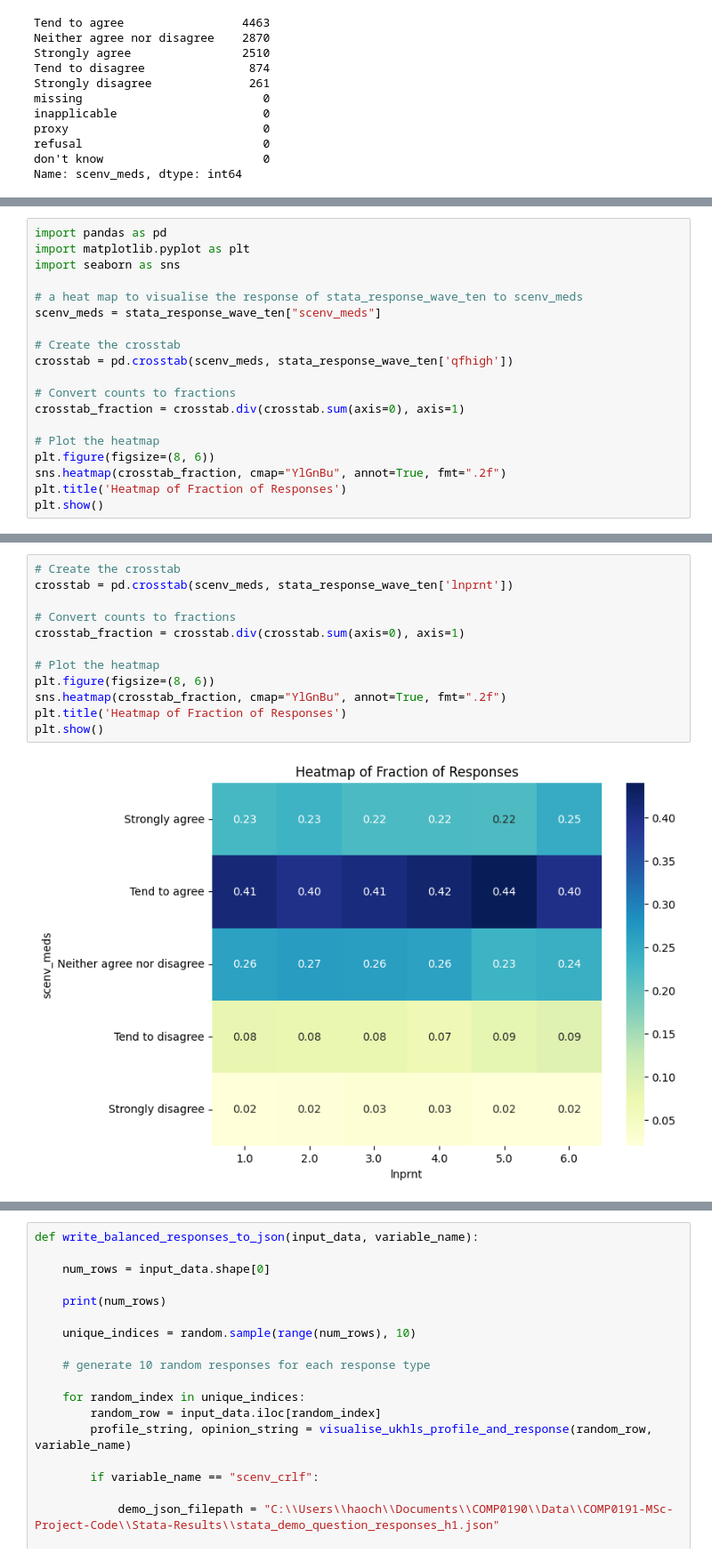
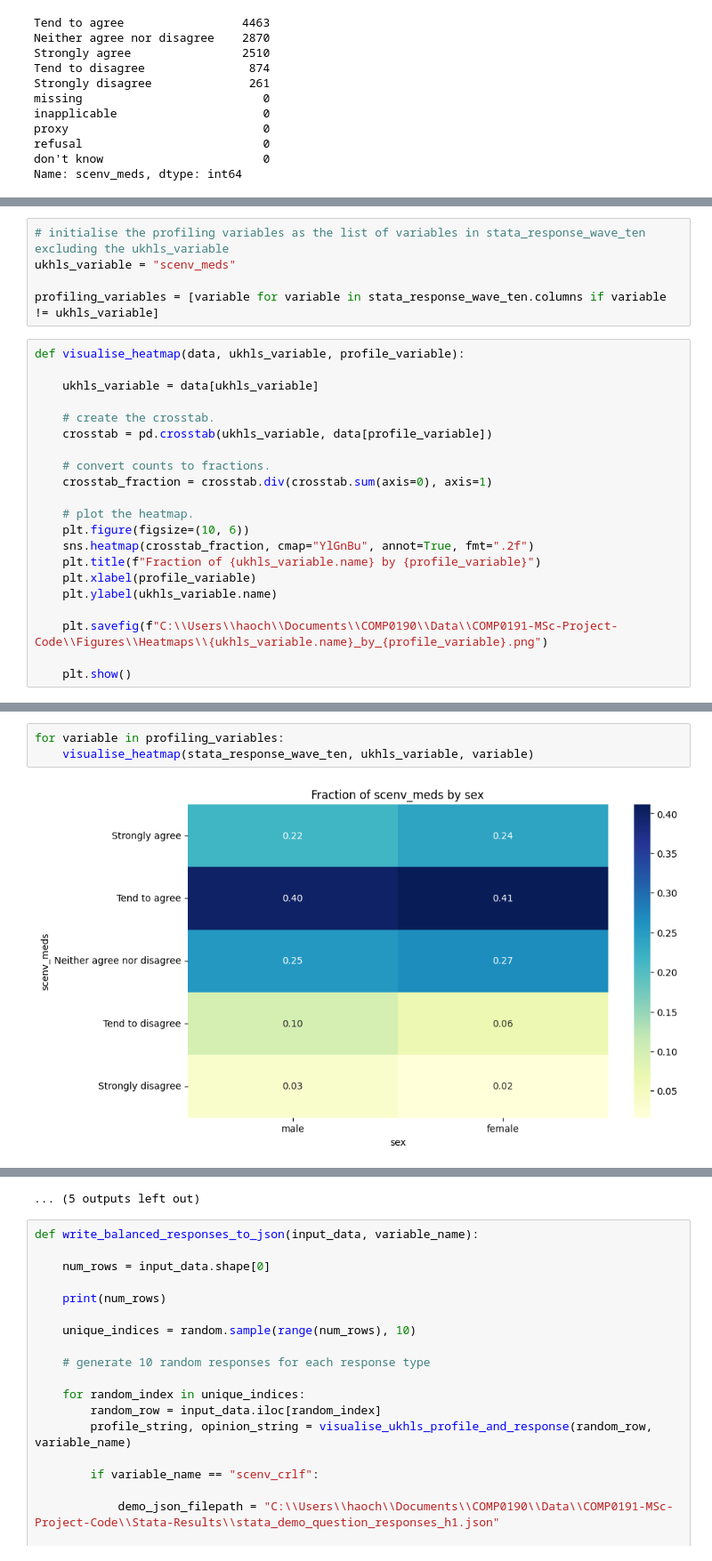
Before and after one commit to hlin863/MSc-Project-Identity-Economics-Green-Policy-Preferences, a Jupyter notebook: Synthetic_Response_Generation/Hypothesis_One_Fine_Tuned.ipynb, the cells around one changed output, grey strips where cells are left out. Shown at 89% size. Cells and saved outputs as stored; diff of their text form.

Commit message:
Created heatmaps
Saved images of heatmaps showing correlation between the UKHLS and the profiling variables.

```diff
--- a/Synthetic_Response_Generation/Hypothesis_One_Fine_Tuned.ipynb
+++ b/Synthetic_Response_Generation/Hypothesis_One_Fine_Tuned.ipynb
@@ -53,19 +64,26 @@ Name: scenv_meds, dtype: int64
+# %%
+# initialise the profiling variables as the list of variables in stata_response_wave_ten excluding the ukhls_variable
+ukhls_variable = "scenv_meds"
+
+profiling_variables = [variable for variable in stata_response_wave_ten.columns if variable != ukhls_variable]
 # %%
-import pandas as pd
-import matplotlib.pyplot as plt
-import seaborn as sns
+def visualise_heatmap(data, ukhls_variable, profile_variable):
 
-# a heat map to visualise the response of stata_response_wave_ten to scenv_meds
-scenv_meds = stata_response_wave_ten["scenv_meds"]
+    ukhls_variable = data[ukhls_variable]
 
-# Create the crosstab
-crosstab = pd.crosstab(scenv_meds, stata_response_wave_ten['qfhigh'])
+    # create the crosstab.
+    crosstab = pd.crosstab(ukhls_variable, data[profile_variable])
 
-# Convert counts to fractions
-crosstab_fraction = crosstab.div(crosstab.sum(axis=0), axis=1)
+    # convert counts to fractions.
+    crosstab_fraction = crosstab.div(crosstab.sum(axis=0), axis=1)
 
-# Plot the heatmap
-plt.figure(figsize=(8, 6))
-sns.heatmap(crosstab_fraction, cmap="YlGnBu", annot=True, fmt=".2f")
-plt.title('Heatmap of Fraction of Responses')
-plt.show()
+    # plot the heatmap.
+    plt.figure(figsize=(10, 6))
+    sns.heatmap(crosstab_fraction, cmap="YlGnBu", annot=True, fmt=".2f")
+    plt.title(f"Fraction of {ukhls_variable.name} by {profile_variable}")
+    plt.xlabel(profile_variable)
+    plt.ylabel(ukhls_variable.name)
+
+    plt.savefig(f"C:\\Users\\haoch\\Documents\\COMP0190\\Data\\COMP0191-MSc-Project-Code\\Figures\\Heatmaps\\{ukhls_variable.name}_by_{profile_variable}.png")
+
+    plt.show()
@@ -74,14 +90,5 @@ plt.show()
-# %%
-# Create the crosstab
-crosstab = pd.crosstab(scenv_meds, stata_response_wave_ten['lnprnt'])
-
-# Convert counts to fractions
-crosstab_fraction = crosstab.div(crosstab.sum(axis=0), axis=1)
-
-# Plot the heatmap
-plt.figure(figsize=(8, 6))
-sns.heatmap(crosstab_fraction, cmap="YlGnBu", annot=True, fmt=".2f")
-plt.title('Heatmap of Fraction of Responses')
-plt.show()
-# %% [output]
-[figure, removed]
+# %%
+for variable in profiling_variables:
+    visualise_heatmap(stata_response_wave_ten, ukhls_variable, variable)
+# %% [output]
+[figure, added]
@@ -88,3 +106,4 @@ plt.show()
+... (5 outputs left out)
 # %%
 def write_balanced_responses_to_json(input_data, variable_name):
 
```
Also changed, not shown: parts of 6 cells of this notebook, 17 other files.
